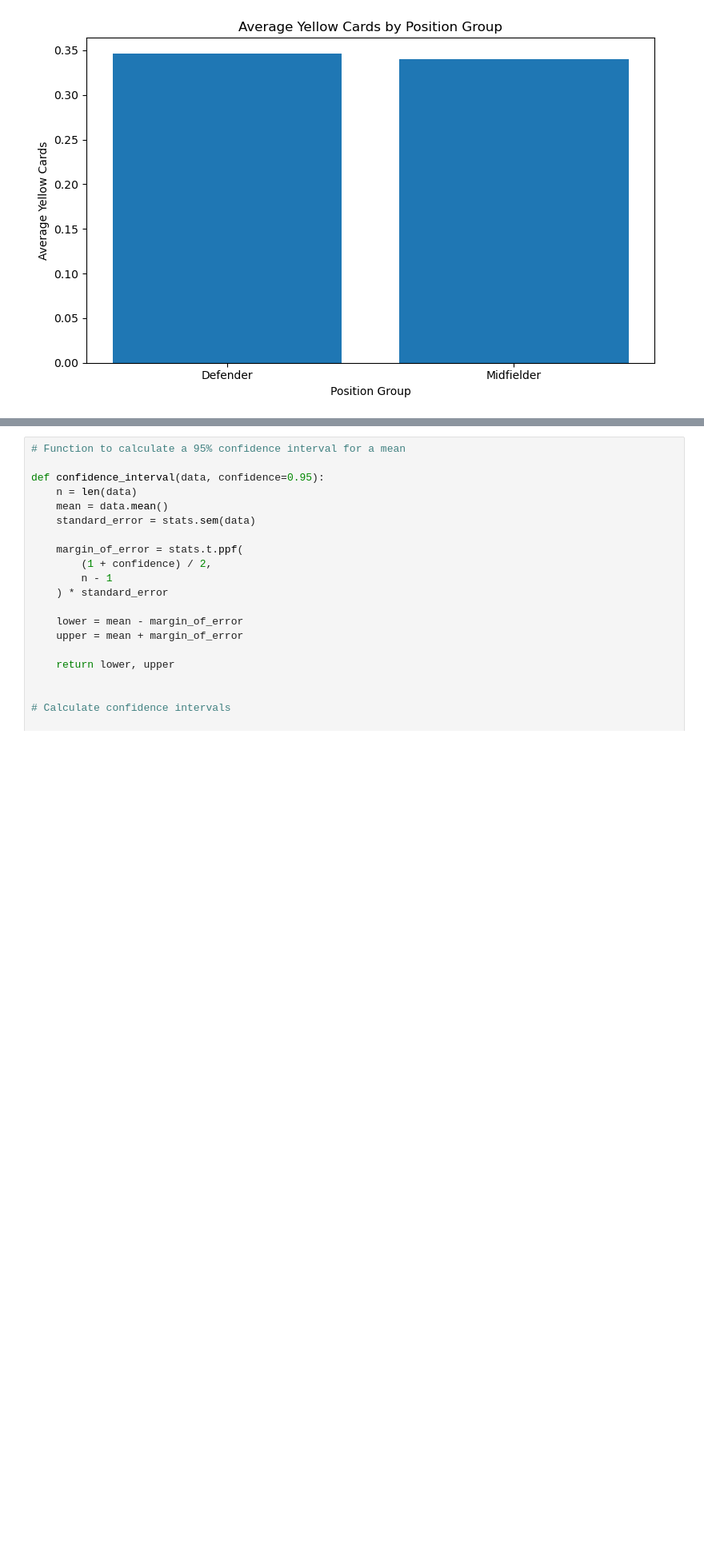
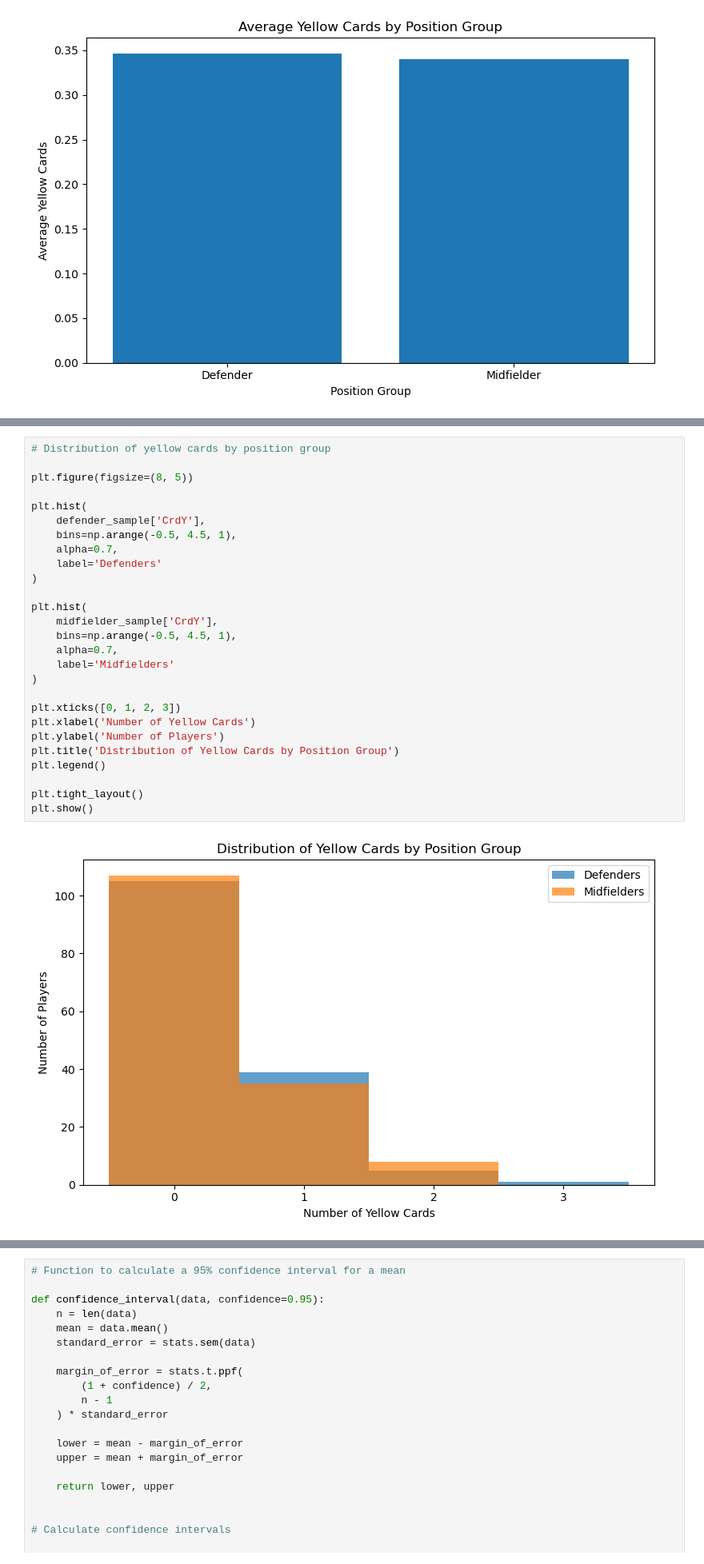
Before and after one commit to hemraj2504/Fifa-World-Cup-2026, a Jupyter notebook: notebooks/player_discipline.ipynb, the cells around one changed output, grey strips where cells are left out. Shown at 80% size. Saved outputs shown, nothing was run; the diff lists cells and outputs as text; blank space fills up the shorter version.

```diff
--- a/notebooks/player_discipline.ipynb
+++ b/notebooks/player_discipline.ipynb
@@ -248,0 +300,29 @@ plt.show()
+# %%
+# Distribution of yellow cards by position group
+
+plt.figure(figsize=(8, 5))
+
+plt.hist(
+    defender_sample['CrdY'],
+    bins=np.arange(-0.5, 4.5, 1),
+    alpha=0.7,
+    label='Defenders'
+)
+
+plt.hist(
+    midfielder_sample['CrdY'],
+    bins=np.arange(-0.5, 4.5, 1),
+    alpha=0.7,
+    label='Midfielders'
+)
+
+plt.xticks([0, 1, 2, 3])
+plt.xlabel('Number of Yellow Cards')
+plt.ylabel('Number of Players')
+plt.title('Distribution of Yellow Cards by Position Group')
+plt.legend()
+
+plt.tight_layout()
+plt.show()
+# %% [output]
+[figure, added]
```
Also changed, not shown: parts of 9 cells of this notebook, 3 other files.
